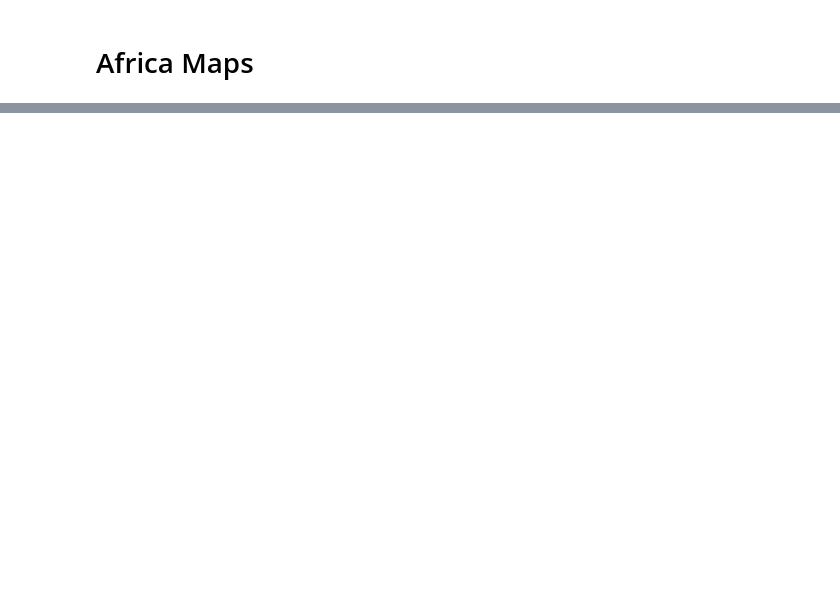
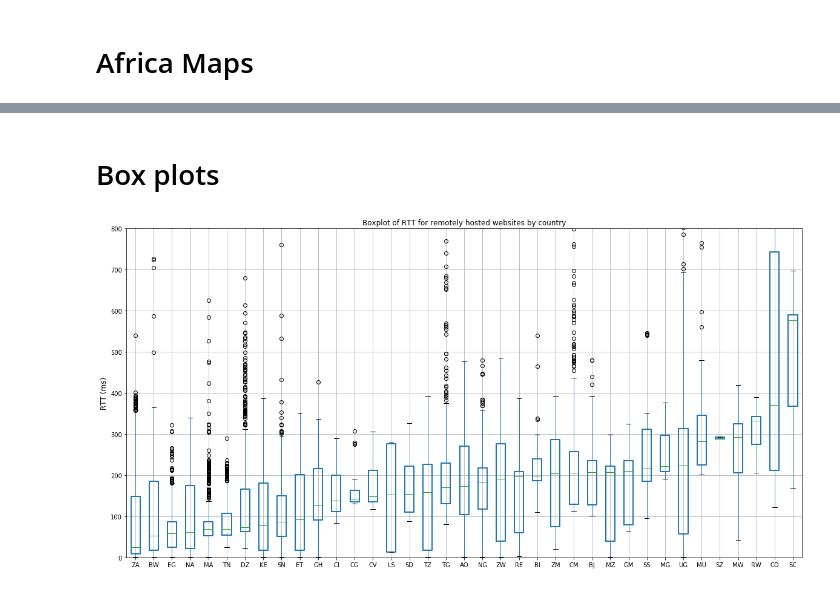
Before and after one commit to AFRINIC-Labs/content-africa-study, a Jupyter notebook: notebooks/plots.ipynb, the cells around one changed output, grey strips where cells are left out. Cells and saved outputs as stored; diff of their text form; code cells hidden in the pictures; blank space fills up the shorter version.

Commit message:
added box plots

```diff
--- a/notebooks/plots.ipynb
+++ b/notebooks/plots.ipynb
@@ -221,5 +212,8 @@ plt.show()
 # %% [markdown]
 # Africa Maps
+# %%
+df_local = pd.read_csv(DATA_PATH+"domain_rtt_local.csv", usecols=[0,1,3], sep=',', keep_default_na=0)
+df_remote = pd.read_csv(DATA_PATH+"domain_rtt_remote.csv", usecols=[0,1,3], sep=',', keep_default_na=0)
 # %%
 import plotly.plotly as py
 from plotly import tools
@@ -261,15 +252,13 @@ py.iplot( fig, filename='d3-cloropleth-map' )
 # %%
-df_remote = pd.read_csv(DATA_PATH+"domain_rtt_remote.csv", usecols=[0,3])
-
-df_remote = df_remote.groupby(['cc3'], as_index=False).median()
+df_remote_median = df_remote.groupby(['cc3'], as_index=False).median()
 
 data = [dict(
         type='choropleth',
         autocolorscale = True,
-        locations = df_remote['cc3'],
-        z = df_remote['rtt'].astype(float),
+        locations = df_remote_median['cc3'],
+        z = df_remote_median['rtt'].astype(float),
         locationmode = 'ISO-3',
-        text = df_remote['rtt'],
+        text = df_remote_median['rtt'],
         marker = dict(
             line = dict (
                 width = 1
@@ -296,0 +284,24 @@ py.iplot( fig, filename='d3-cloropleth-map' )
+# %% [markdown]
+# Box plots
+# %%
+def boxplot_sorted(df, by, column, rot=0):
+    # use dict comprehension to create new dataframe from the iterable groupby object
+    # each group name becomes a column in the new dataframe
+    df2 = pd.DataFrame({col:vals[column] for col, vals in df.groupby(by)})
+    # find and sort the median values in this new dataframe
+    meds = df2.median().sort_values()
+    # use the columns in the dataframe, ordered sorted by median value
+    # return axes so changes can be made outside the function
+    boxprops = dict(linewidth=2)
+    return df2[meds.index].boxplot(rot=rot, return_type="axes", figsize=(20,10), boxprops=boxprops)
+# %%
+dslice = df_remote.iloc[:,[1,2]]
+
+axes = boxplot_sorted(dslice, by=["cc"], column="rtt")
+axes.figure.set_size_inches(20,10)
+axes.set_title("Boxplot of RTT for remotely hosted websites by country")
+axes.set_ylim([0,800])
+axes.set_ylabel("RTT (ms)", fontsize=12)
+plt.show()
+# %% [output]
+[figure, added]
```
Also changed, not shown: parts of 12 cells of this notebook, 4 other files.
